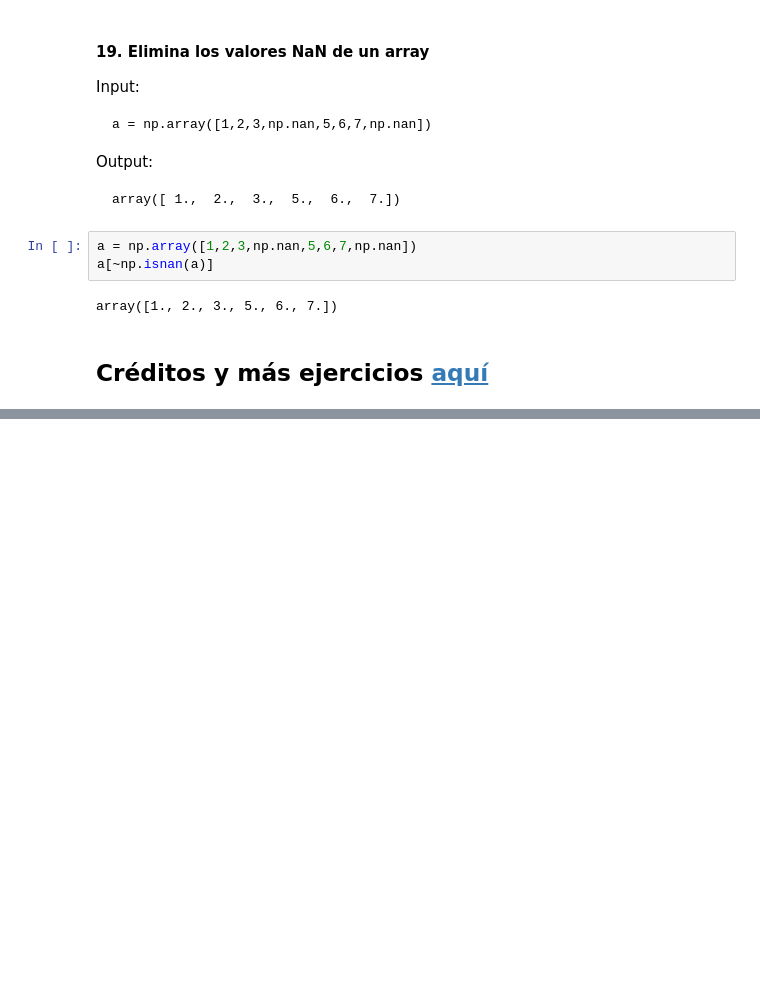
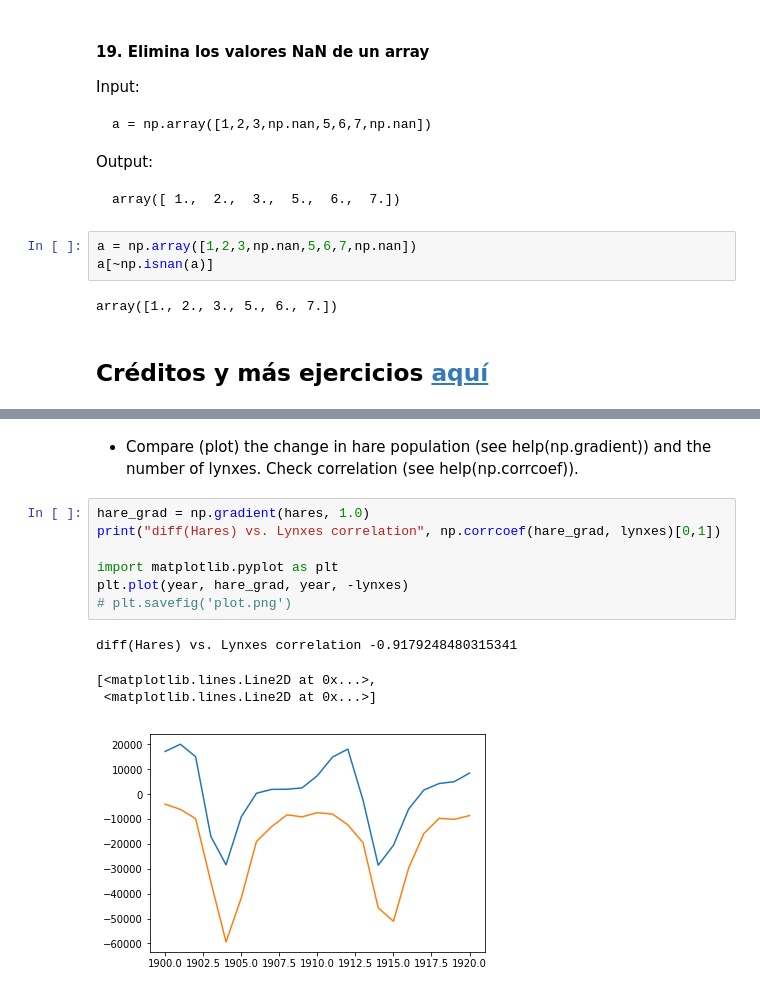
Before and after one commit to aliciapj/intro_ml_python, a Jupyter notebook: ejercicios/numpy_soluciones.ipynb, the cells around one changed output, grey strips where cells are left out. Saved outputs shown, nothing was run; the diff lists cells and outputs as text; blank space fills up the shorter version.

```diff
--- a/ejercicios/numpy_soluciones.ipynb
+++ b/ejercicios/numpy_soluciones.ipynb
@@ -463,0 +535,14 @@ array([1., 2., 3., 5., 6., 7.])
+# %% [markdown]
+- Compare (plot) the change in hare population (see help(np.gradient)) and the number of lynxes. Check correlation (see help(np.corrcoef)).
+# %%
+hare_grad = np.gradient(hares, 1.0)
+print("diff(Hares) vs. Lynxes correlation", np.corrcoef(hare_grad, lynxes)[0,1])
+
+import matplotlib.pyplot as plt
+plt.plot(year, hare_grad, year, -lynxes)
+# plt.savefig('plot.png')
+# %% [output]
+diff(Hares) vs. Lynxes correlation -0.9179248480315341
+[<matplotlib.lines.Line2D at 0x...>,
+ <matplotlib.lines.Line2D at 0x...>]
+[figure, added]
```
Also changed, not shown: parts of 12 cells of this notebook, 27 other files.
